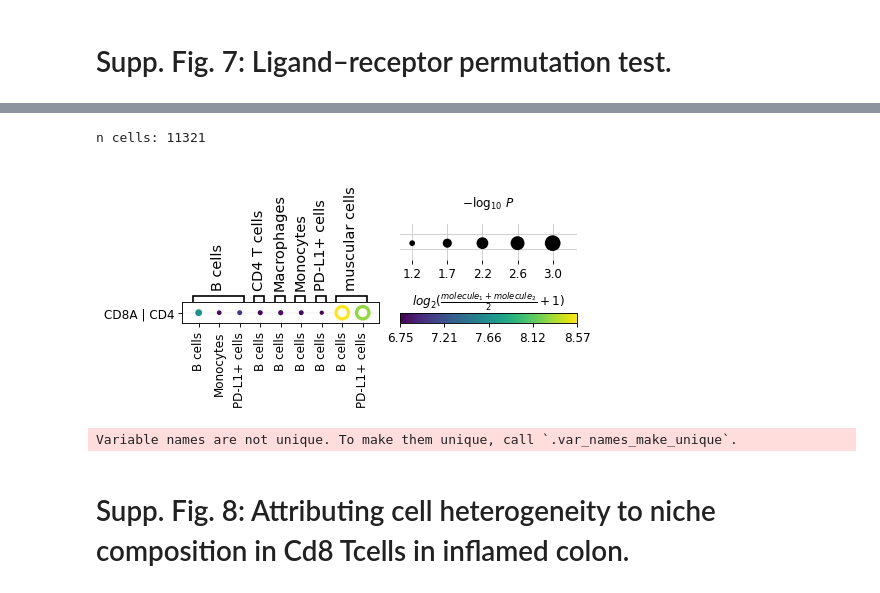
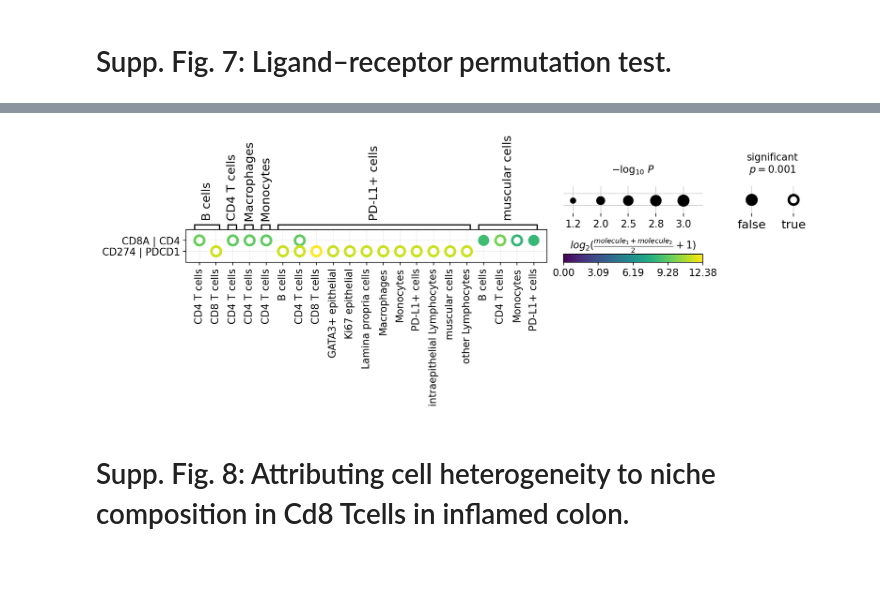
Before and after one commit to theislab/ncem_benchmarks, a Jupyter notebook: notebooks/data_exploration/data_exploration_chipycytometry_colon.ipynb, the cells around one changed output, grey strips where cells are left out. Cells and saved outputs as stored; diff of their text form; code cells hidden in the pictures; blank space fills up the shorter version.

Commit message:
update data exploration notebook

```diff
--- a/notebooks/data_exploration/data_exploration_chipycytometry_colon.ipynb
+++ b/notebooks/data_exploration/data_exploration_chipycytometry_colon.ipynb
@@ -72,26 +80,7 @@ interpreter.data.celldata_interaction_matrix(figsize=(4,4))
 # %% [markdown]
 # Supp. Fig. 7: Ligand–receptor permutation test.
 # %%
-hgnc_names = [
-    'CD14',
-    'MS4A1',
-    'IL2RA',
-    'CD3G',
-    'CD4',
-    'PTPRC',
-    'PTPRC',
-    'PTPRC',
-    'CD68',
-    'CD8A',
-    'KRT5', # 'KRT1', 'KRT14'
-    'FOXP3',
-    'GATA3',
-    'MKI67',
-    'Nuclei',
-    'PDCD1',
-    'CD274',
-    'SMN1',
-    'VIM'
-]
-adata = interpreter.data.ligrec(hgnc_names=hgnc_names)
+adata = interpreter.data.ligrec(
+    pvalue_threshold=0.05,
+)
 # %% [output]
@@ -100,6 +88,4 @@ WARNING: Removed `2` duplicate gene(s)
-n cells: 11321
-[figure, old version]
+[figure, new version]
-Variable names are not unique. To make them unique, call `.var_names_make_unique`.
 # %% [markdown]
 # Supp. Fig. 8: Attributing cell heterogeneity to niche composition in Cd8 Tcells in inflamed colon.
 # %%
```
Also changed, not shown: parts of 15 cells of this notebook, 4 other files.
